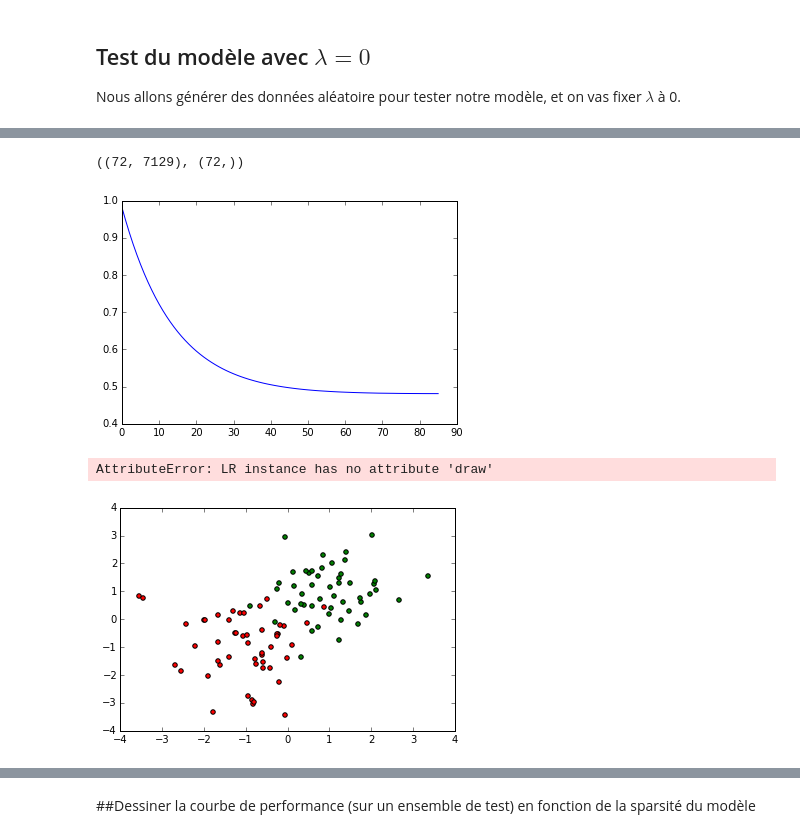
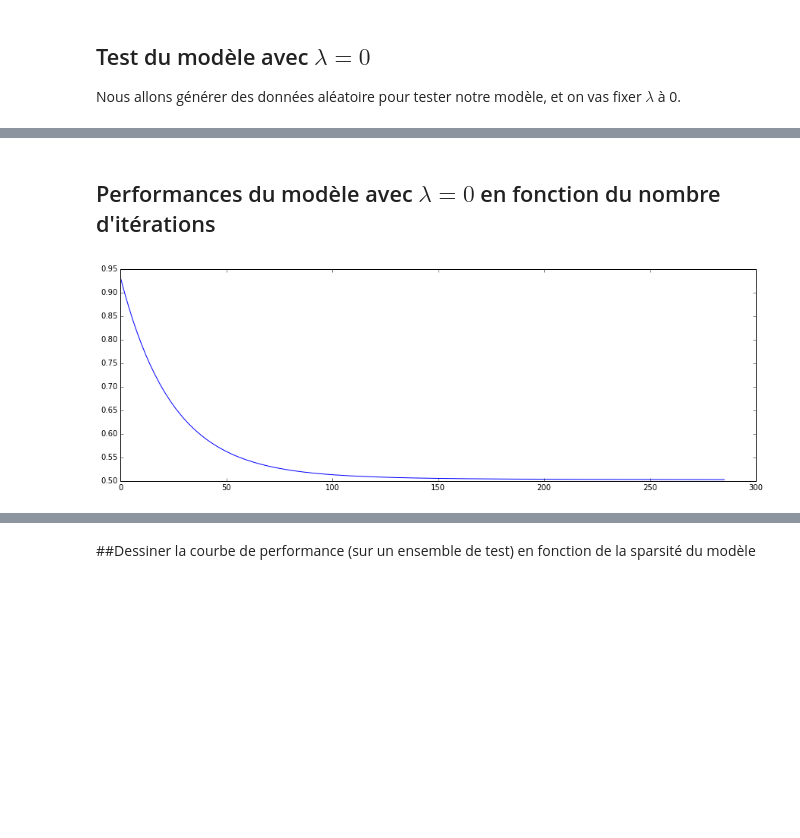
Before and after one commit to riless/DAC, a Jupyter notebook: master2/FDMS/tme2/tme2.ipynb, the cells around one changed output, grey strips where cells are left out. Drawn from its saved outputs; the diff is of its cells as text; code cells hidden in the pictures; blank space fills up the shorter version.

```diff
--- a/master2/FDMS/tme2/tme2.ipynb
+++ b/master2/FDMS/tme2/tme2.ipynb
@@ -196,25 +199,8 @@ Erreur sur les données d'aprentissage: 0.490242492278
-# %%
-data = Data(dataname="leukemia")
-x_data, y_data = data.get()
-print data.shape()
-# %% [output]
-((72, 7129), (72,))
-# %%
-cl = LR(iter=1000, lmbda=0, e=0.0001, debug=True)
-theta = cl.fit( x_data, y_data )
-
-print cl.sparcity()
-print cl.accuracy(x_data, y_data)
-print cl.error(x_data, y_data)
+# %% [markdown]
+## Performances du modèle avec $\lambda = 0$ en fonction du nombre d'itérations
 # %%
+fig = plt.figure(figsize=(15,5))
 plt.plot( range(len(cl.error_history)), cl.error_history)
 plt.show()
-
-fig = plt.figure()
-data.draw()
-cl.draw()
-plt.show()
 # %% [output]
-[figure, old version]
+[figure, new version]
-AttributeError: LR instance has no attribute 'draw'
-[figure, removed]
```
Also changed, not shown: parts of 25 cells of this notebook.
